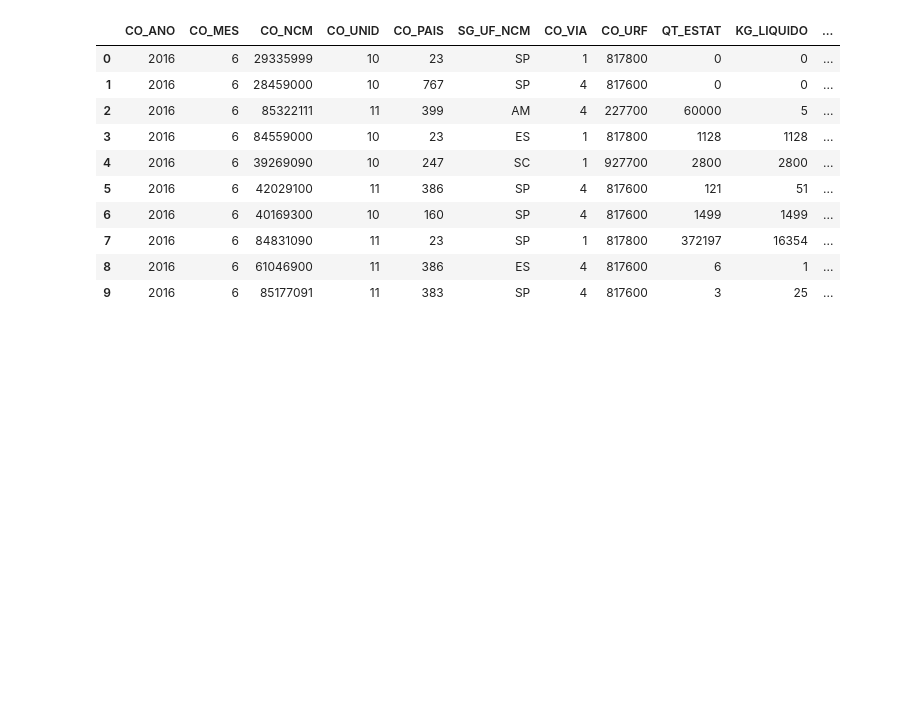
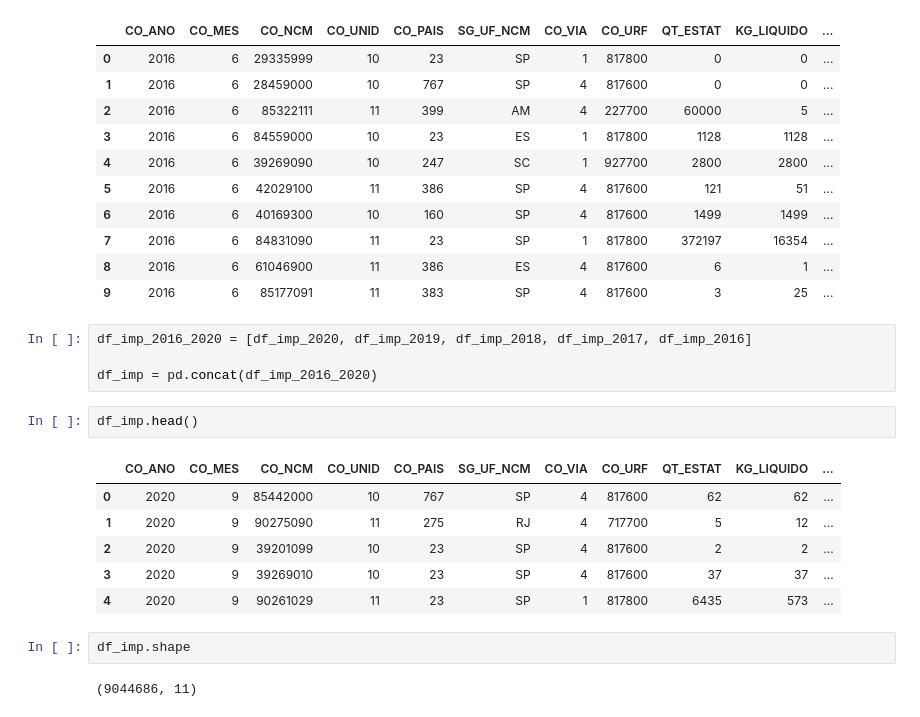
Before and after one commit to pimentad2020/DSWP, a Jupyter notebook: TCC_Notebook_PUC_Minas_jan_2021.ipynb, the cells around one changed output. Saved outputs shown, nothing was run; the diff lists cells and outputs as text; blank space fills up the shorter version.

```diff
--- a/TCC_Notebook_PUC_Minas_jan_2021.ipynb
+++ b/TCC_Notebook_PUC_Minas_jan_2021.ipynb
@@ -274,3 +295,20 @@ df_imp_2016.head(10)
 | 7 | 2016 | 6 | 84831090 | 11 | 23 | SP | 1 | 817800 | 372197 | 16354 | ... |
 | 8 | 2016 | 6 | 61046900 | 11 | 386 | ES | 4 | 817600 | 6 | 1 | ... |
 | 9 | 2016 | 6 | 85177091 | 11 | 383 | SP | 4 | 817600 | 3 | 25 | ... |
+# %%
+df_imp_2016_2020 = [df_imp_2020, df_imp_2019, df_imp_2018, df_imp_2017, df_imp_2016]
+
+df_imp = pd.concat(df_imp_2016_2020)
+# %%
+df_imp.head()
+# %% [output]
+|  | CO_ANO | CO_MES | CO_NCM | CO_UNID | CO_PAIS | SG_UF_NCM | CO_VIA | CO_URF | QT_ESTAT | KG_LIQUIDO | ... |
+| 0 | 2020 | 9 | 85442000 | 10 | 767 | SP | 4 | 817600 | 62 | 62 | ... |
+| 1 | 2020 | 9 | 90275090 | 11 | 275 | RJ | 4 | 717700 | 5 | 12 | ... |
+| 2 | 2020 | 9 | 39201099 | 10 | 23 | SP | 4 | 817600 | 2 | 2 | ... |
+| 3 | 2020 | 9 | 39269010 | 10 | 23 | SP | 4 | 817600 | 37 | 37 | ... |
+| 4 | 2020 | 9 | 90261029 | 11 | 23 | SP | 1 | 817800 | 6435 | 573 | ... |
+# %%
+df_imp.shape
+# %% [output]
+(9044686, 11)
```
Also changed, not shown: parts of 4 cells of this notebook.
